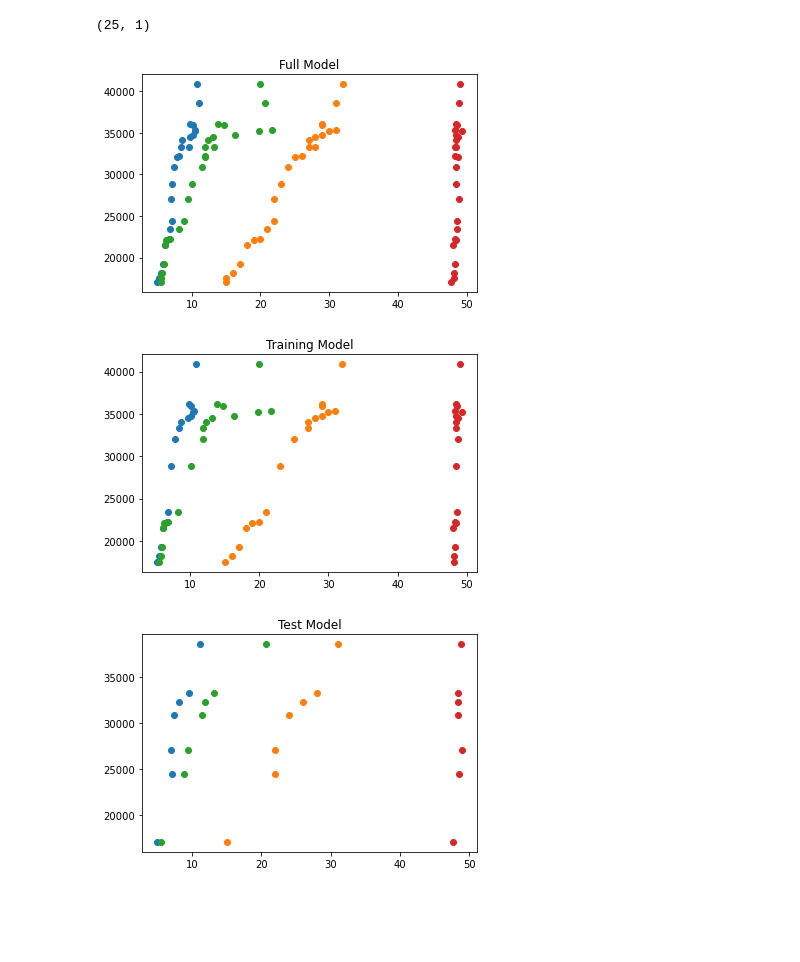
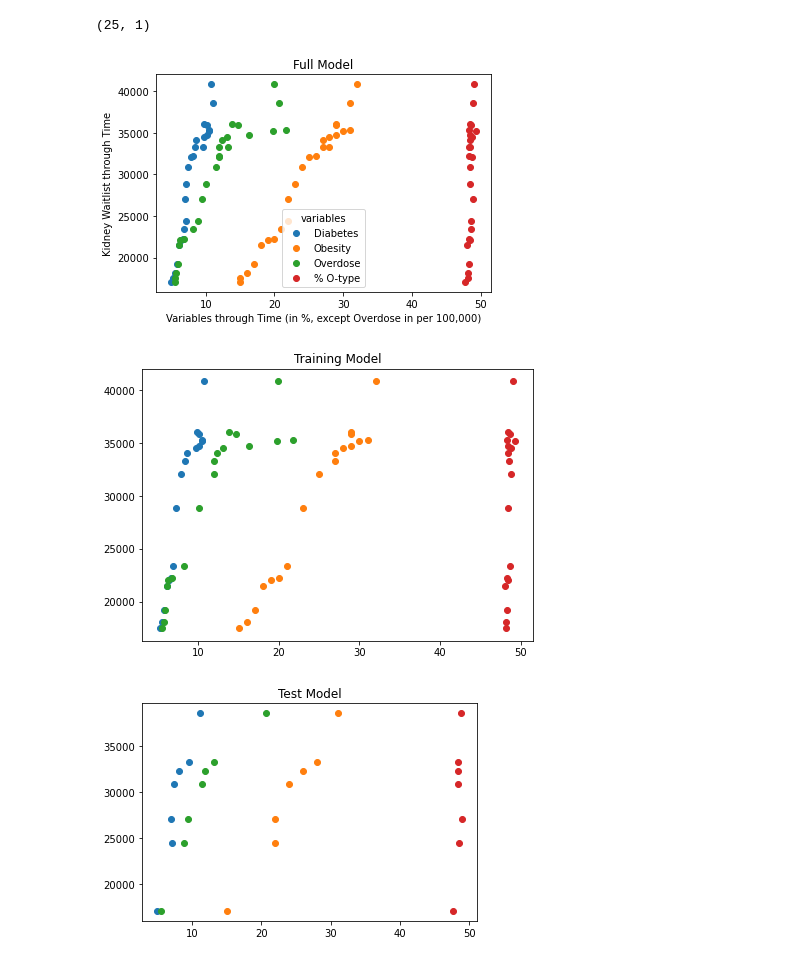
Before and after one commit to Lbrady1025/OPTN-analysis, a Jupyter notebook: timeseries_v5.ipynb, the cells around one changed output. Cells and saved outputs as stored; diff of their text form; code cells hidden in the pictures; blank space fills up the shorter version.

Commit message:
Commit Final model and first states

```diff
--- a/timeseries_v5.ipynb
+++ b/timeseries_v5.ipynb
@@ -12,6 +14,6 @@ from sklearn.metrics import mean_squared_error, r2_score
 import seaborn as sns
 # %%
 # Load dataset
-df = pd.read_csv('timeseries_testv4alt.csv')
+df = pd.read_csv('Final_data.csv')
 df.head()
 # %% [output]
@@ -23,0 +26,2 @@ df.head()
+# %%
+df = df.loc[df['State']==['United States']]
@@ -131,23 +155,31 @@ print(y.shape)
 # %% [output]
 (25, 1)
 # %%
-plt.scatter(X[('Diabetes')], y)
-plt.scatter(X[('Obesity')], y)
-plt.scatter(X[('Overdose')], y)
-plt.scatter(X[('Pct_O')], y)
+plt.scatter(X[('Diabetes')], y, label='Diabetes')
+plt.scatter(X[('Obesity')], y, label='Obesity')
+plt.scatter(X[('Overdose')], y, label='Overdose')
+plt.scatter(X[('Pct_O')], y, label='% O-type')
 plt.title('Full Model')
+plt.xlabel('Variables through Time (in %, except Overdose in per 100,000)')
+plt.ylabel('Kidney Waitlist through Time')
+plt.legend(title='variables',loc='lower center')
+plt.savefig('images/US_full.png', dpi=100, facecolor='w', edgecolor='w',
+        orientation='portrait', format=None,
+        transparent=False, bbox_inches=None, pad_inches=0.2, metadata=None)
 plt.show()
 # %% [output]
-[figure, old version]
+[figure, new version]
 # %%
+fig = plt.figure()
 plt.scatter(X_train[('Diabetes')], y_train)
 plt.scatter(X_train[('Obesity')], y_train)
 plt.scatter(X_train[('Overdose')], y_train)
 plt.scatter(X_train[('Pct_O')], y_train)
 plt.title('Training Model')
+fig.set_size_inches(7,5)
 plt.show()
 # %% [output]
-[figure, old version]
+[figure, new version]
 # %%
 plt.scatter(X_test[('Diabetes')], y_test)
 plt.scatter(X_test[('Obesity')], y_test)
```
Also changed, not shown: parts of 24 cells of this notebook, 40 other files.
